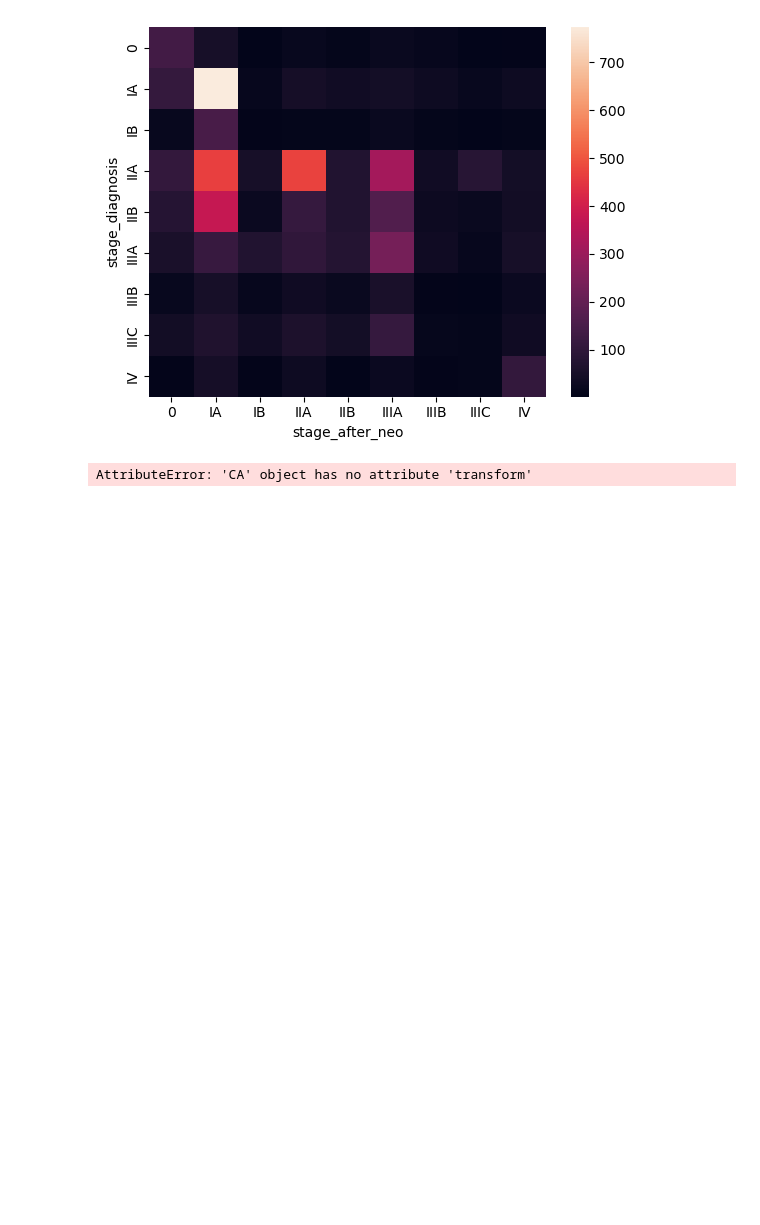
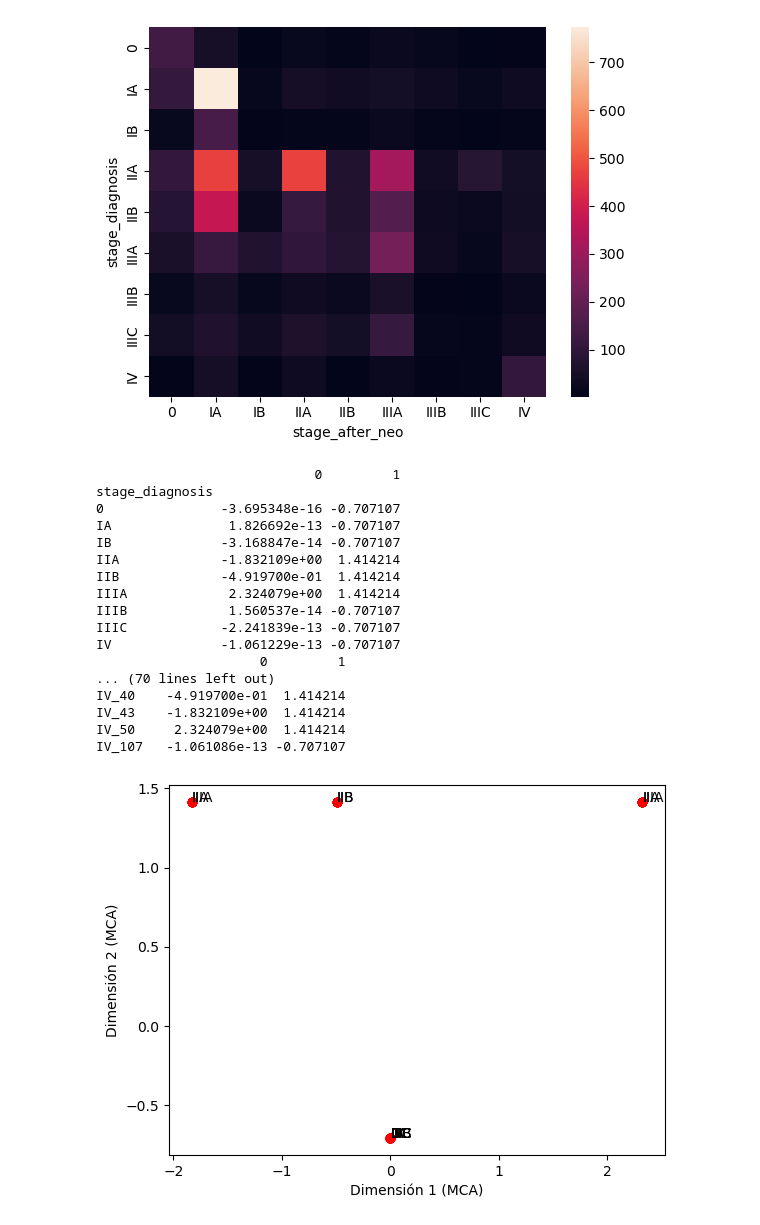
Before and after one commit to RubenCid35/CancerRiskProfiling, a Jupyter notebook: notebooks/03-clean-analysis.ipynb, the cells around one changed output. Drawn from its saved outputs; the diff is of its cells as text; code cells hidden in the pictures; blank space fills up the shorter version.

```diff
--- a/notebooks/03-clean-analysis.ipynb
+++ b/notebooks/03-clean-analysis.ipynb
@@ -201,23 +237,43 @@ sns.heatmap(pd.crosstab(tmp['stage_diagnosis'], tmp['stage_after_neo']))
 import prince
 # %%
 ct = pd.crosstab(tmp['stage_diagnosis'], tmp['stage_after_neo'])
-ca = prince.CA()
+ca = prince.MCA()
 ca = ca.fit(ct)
 
-coordenadas_categorias = ca.transform(ct)
+coordenadas_categorias = ca.row_coordinates(ct)
+print(coordenadas_categorias)
+plt.scatter(coordenadas_categorias[0], coordenadas_categorias[1], color = 'b')
+for i, txt in enumerate(ct.index):
+    plt.annotate(txt, (coordenadas_categorias.iloc[i, 0], coordenadas_categorias.iloc[i, 1]))
 
-# Plotear el gráfico de dispersión
-plt.scatter(coordenadas_categorias[0], coordenadas_categorias[1])
-
-# Anotar cada punto con el nombre de la categoría
-for i, txt in enumerate(list(ct.index) + list(ct.columns)):
+coordenadas_categorias = ca.column_coordinates(ct)
+plt.scatter(coordenadas_categorias[0], coordenadas_categorias[1], color = 'r')
+print(coordenadas_categorias)
+for i, txt in enumerate(ct.columns):
     plt.annotate(txt, (coordenadas_categorias.iloc[i, 0], coordenadas_categorias.iloc[i, 1]))
 
 # Añadir etiquetas a los ejes
 plt.xlabel('Dimensión 1 (MCA)')
 plt.ylabel('Dimensión 2 (MCA)')
 
 # Mostrar el gráfico
 plt.show()
 # %% [output]
-AttributeError: 'CA' object has no attribute 'transform'
+                            0         1
+stage_diagnosis
+0               -3.695348e-16 -0.707107
+IA               1.826692e-13 -0.707107
+IB              -3.168847e-14 -0.707107
+IIA             -1.832109e+00  1.414214
+IIB             -4.919700e-01  1.414214
+IIIA             2.324079e+00  1.414214
+IIIB             1.560537e-14 -0.707107
+IIIC            -2.241839e-13 -0.707107
+IV              -1.061229e-13 -0.707107
+                     0         1
+... (70 lines left out)
+IV_40    -4.919700e-01  1.414214
+IV_43    -1.832109e+00  1.414214
+IV_50     2.324079e+00  1.414214
+IV_107   -1.061086e-13 -0.707107
+[figure, added]
```
Also changed, not shown: parts of 6 cells of this notebook, 3 other files.
